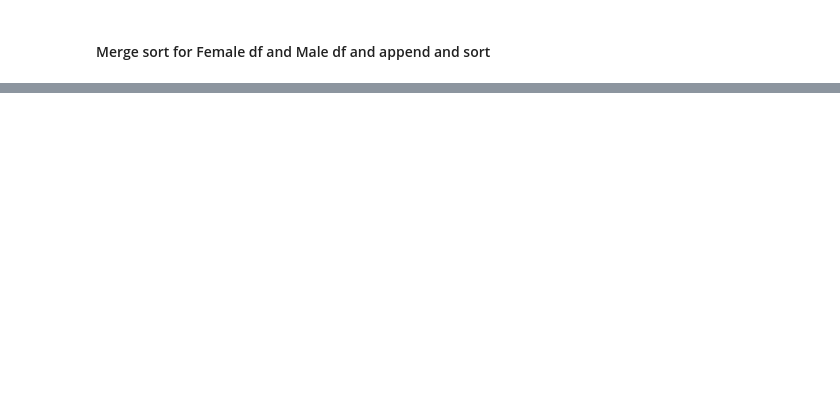
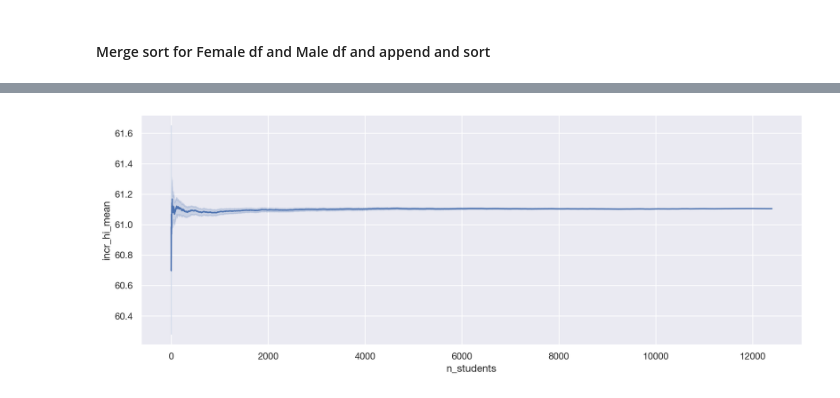
Before and after one commit to s183910/Bachelor_Gabi_Kat, a Jupyter notebook: Notebooks/Basic_dists/Baselines.ipynb, the cells around one changed output, grey strips where cells are left out. Saved outputs shown, nothing was run; the diff lists cells and outputs as text; code cells hidden in the pictures; blank space fills up the shorter version.

```diff
--- a/Notebooks/Basic_dists/Baselines.ipynb
+++ b/Notebooks/Basic_dists/Baselines.ipynb
@@ -113,0 +203,16 @@ gender_mergesort(df)
+# %%
+#Random generated dfs
+
+df_use = df[["Unnamed: 0","HI_GRADE_AVG", "GENDER_bin", "strat_new"]]
+
+for j in range(1,2): #first make one random df that we can append the other random dfs to
+    gen_state = random.seed(a=None) #random generator
+    df_random1 = shuffle(df_use, random_state=gen_state) #shuffle the df with a random generator based on time
+    df_random1["incr_hi_mean"] = df_random1.HI_GRADE_AVG.expanding().mean()
+    df_random1["n_students"] = range(len(df_random1))
+    for i in range(1000):
+        gen_state = random.seed(a=None)
+        df_random2 = shuffle(df_use, random_state=gen_state)
+        df_random2["incr_hi_mean"] = df_random2.HI_GRADE_AVG.expanding().mean()
+        df_random2["n_students"] = range(len(df_random2))
+        df_random1 = df_random1.append(df_random2)
@@ -113,0 +257,8 @@ gender_mergesort(df)
+# %%
+#First we plot the random grades per n students
+# w 2000 samples
+
+sns.lineplot(data=df_random1, x="n_students", y="incr_hi_mean")
+plt.show()
+# %% [output]
+[figure, added]
```
Also changed, not shown: parts of 30 cells of this notebook.
